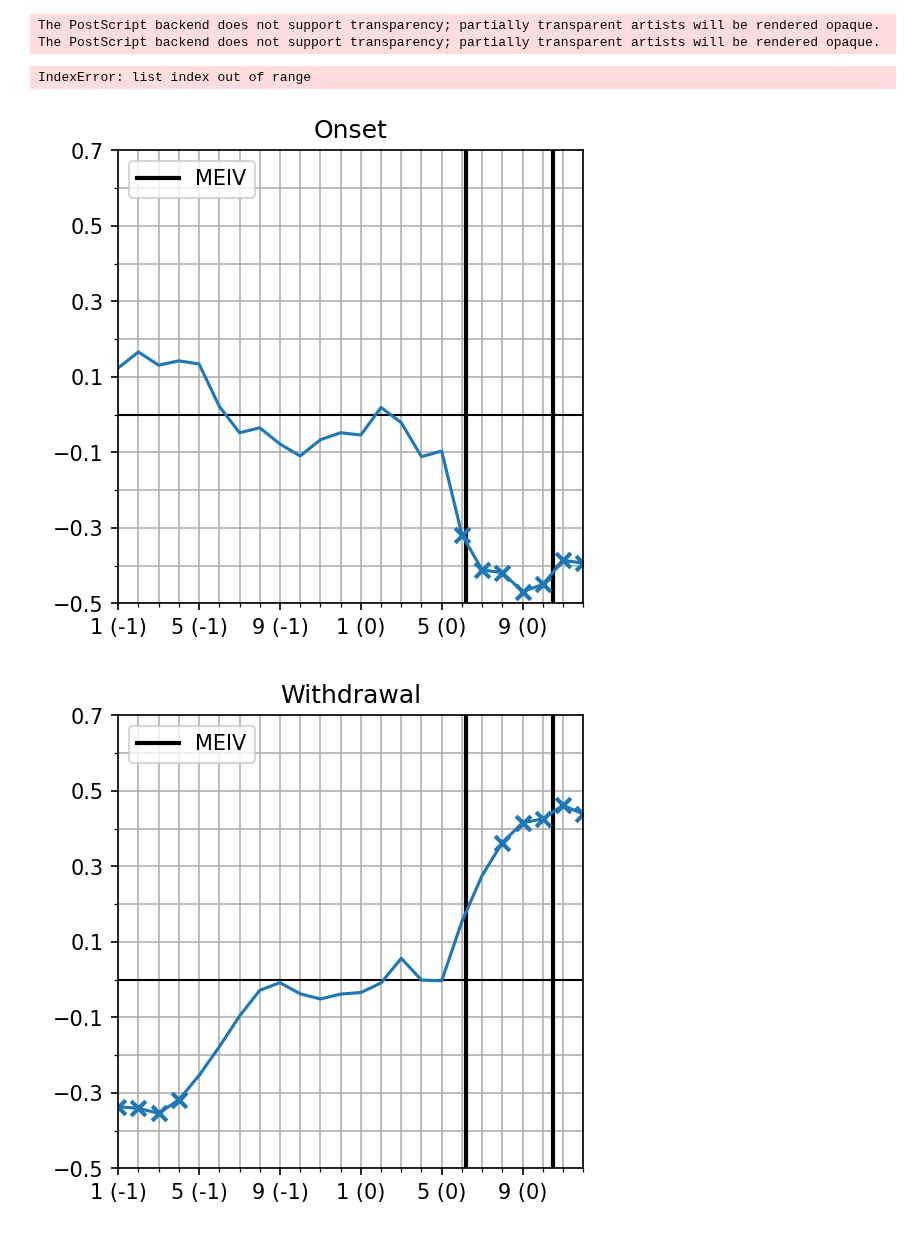
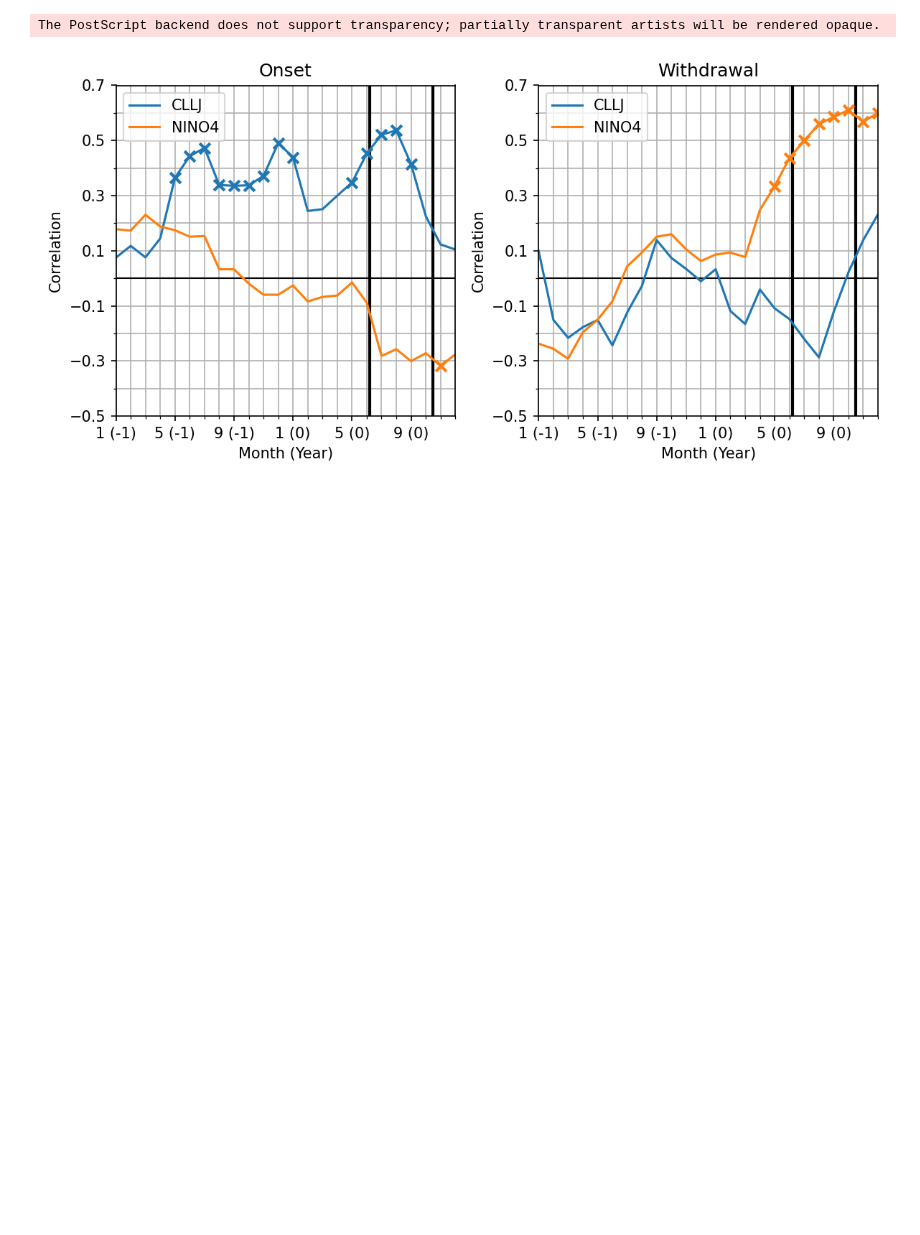
Before and after one commit to rodrigoms95/sequia, a Jupyter notebook: code/ENSO_graph.ipynb, the cells around one changed output. Cells and saved outputs as stored; diff of their text form; code cells hidden in the pictures; blank space fills up the shorter version.

```diff
--- a/code/ENSO_graph.ipynb
+++ b/code/ENSO_graph.ipynb
@@ -184,6 +184,8 @@ for i in range(0, 3):
     ax[i].set_title(title[i])
     ax[i].set_xlim(-11, 12)
     ax[i].set_ylim(-0.7, 0.7)
+    ax[i].set_ylabel(f"Correlation")
+    ax[i].set_xlabel("Month (Year)")
     ax[i].set_yticks(np.arange(-0.7, 0.8, 0.1))
     ax[i].set_xticks(np.arange(-11, 13, 2.0))
     ax[i].set_xticks(np.arange(-11, 13, 1.0) , minor = True )
@@ -253,20 +255,21 @@ title = ["Onset", "Withdrawal"]
 fig = [None] * 2
 ax = [None] * 2
 
-legend_1 = ["_"] * 2
-legend_2 = ["_"] * 2
-legend_3 = ["_"] * 2
+legend_1 = ["_"] * 3
+legend_2 = ["_"] * 3
+
+fig, ax = plt.subplots(1, 2)
+fig.set_facecolor("w")
+fig.set_size_inches(8, 4)
+fig.set_dpi(150)
 
 for i in range(0, 2):
-
-    fig[i], ax[i] = plt.subplots()
-    fig[i].set_facecolor("w")
-    fig[i].set_size_inches(4, 4)
-    fig[i].set_dpi(150)
 
     ax[i].set_title(title[i])
     ax[i].set_xlim(-11, 12)
     ax[i].set_ylim(-0.5, 0.7)
+    ax[i].set_ylabel(f"Correlation")
+    ax[i].set_xlabel("Month (Year)")
     ax[i].set_yticks(np.arange(-0.5, 0.9, 0.2))
     ax[i].set_yticks(np.arange(-0.5, 0.7, 0.1), minor = True)
     ax[i].set_xticks(np.arange(-11, 13, 4.0))
@@ -285,49 +288,46 @@ for m in range( len(index) ):
     legend_2.append(label[m])
     legend_3.append(label[m])
 
-    for i in range(0, 3):
+    for i in range(0, 2):
         df = pd.DataFrame(columns = cols)
 
         for k in range(0, 2):
             for j in range(0, 12):
 
                 row = [-k, j + 1 - k * 12]
                 corr, _ = stats.pearsonr(
                     index[m].shift(k).iloc[k:, j], dates.iloc[k + l[m]:, i] )
                 int = stats.bootstrap( [
                     index[m].shift(k).iloc[k:, j], dates.iloc[k + l[m]:, i] ],
                     pcorr, confidence_level = 0.95, method = "basic"
                     ).confidence_interval
                 if ( corr <= int[0] ) or ( corr >= int[1] ): sig = True
                 else: sig = False
 
                 row += [corr, sig]
                 df = pd.concat([df, pd.DataFrame([row], columns = cols)])
 
         df = df.sort_values("Month")
 
         ax[i].plot( df["Month"], df["Correlation"], color = color[m] )
 
         for j in df.itertuples():
             if j[4]:
                 ax[i].scatter( j[2], j[3], marker = "x", color = color[m],
                     linewidth = 2, s = 50, zorder = 2 )
                 if   i == 0: legend_1.append("_")
-                elif i == 1: legend_2.append("_")
-                else       : legend_3.append("_")
+                else       : legend_2.append("_")
 
         if   i == 0: ax[i].legend(legend_1, ncol = 1)
-        elif i == 1: ax[i].legend(legend_2, ncol = 1)
-        else       : ax[i].legend(legend_3, ncol = 1)
+        else       : ax[i].legend(legend_2, ncol = 1)
 
-        fig[i].savefig (path_r + title[i] + "_interannual.eps",
-            bbox_inches = "tight" )
+# Separación adecuada entre gráficas.
+fig.tight_layout()
+
+fig.savefig (path_r + "interannual.eps", bbox_inches = "tight" )
 # %% [output]
 The PostScript backend does not support transparency; partially transparent artists will be rendered opaque.
-The PostScript backend does not support transparency; partially transparent artists will be rendered opaque.
-IndexError: list index out of range
-[figure, old version]
+[figure, new version]
-[figure, removed]
 # %%
 # Correlaciones
 
```
Also changed, not shown: parts of 3 cells of this notebook, 2 other files.
